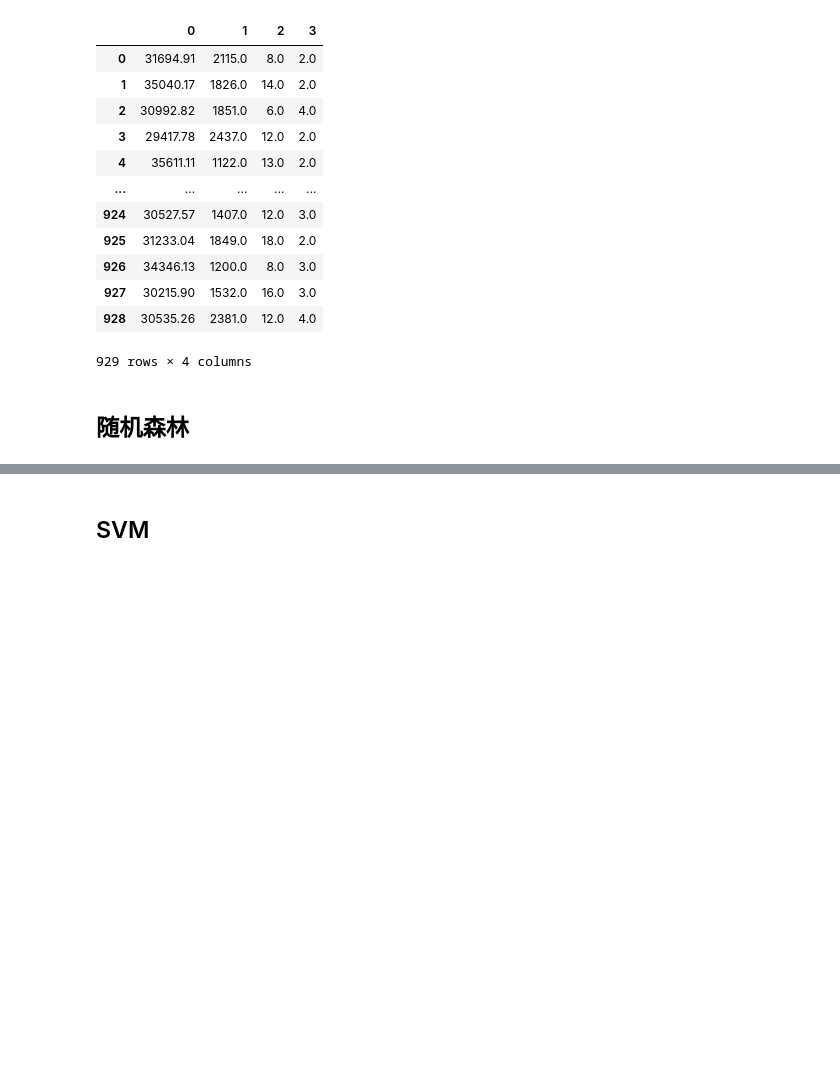
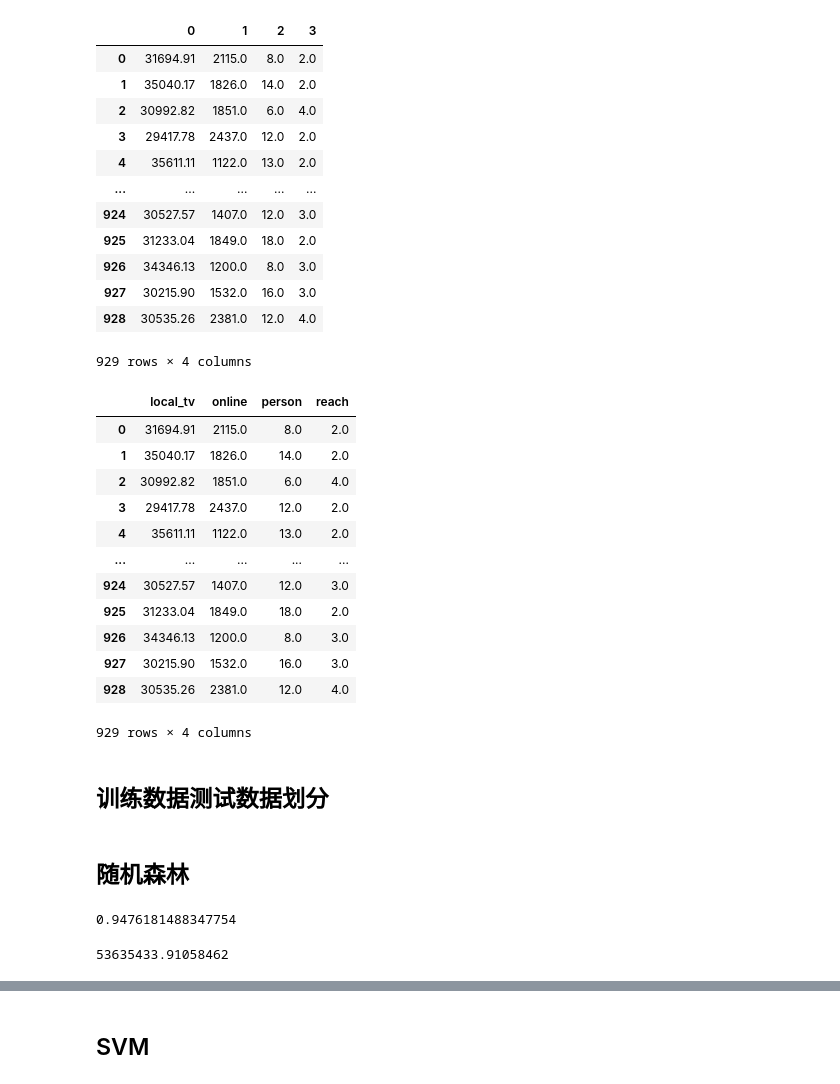
Before and after one commit to Amethyst1016/intern, a Jupyter notebook: Week5/Task17 - 广告数据处理+建模预测/广告数据处理+建模预测.ipynb, the cells around one changed output, grey strips where cells are left out. Drawn from its saved outputs; the diff is of its cells as text; code cells hidden in the pictures; blank space fills up the shorter version.

```diff
--- a/Week5/Task17 - 广告数据处理+建模预测/广告数据处理+建模预测.ipynb
+++ b/Week5/Task17 - 广告数据处理+建模预测/广告数据处理+建模预测.ipynb
@@ -105,3 +108,20 @@ X_new
 929 rows × 4 columns
 # %%
 X_new.columns = ['local_tv','online','person','reach']
+X_new
+# %% [output]
+|  | local_tv | online | person | reach |
+| 0 | 31694.91 | 2115.0 | 8.0 | 2.0 |
+| 1 | 35040.17 | 1826.0 | 14.0 | 2.0 |
+| 2 | 30992.82 | 1851.0 | 6.0 | 4.0 |
+| 3 | 29417.78 | 2437.0 | 12.0 | 2.0 |
+| 4 | 35611.11 | 1122.0 | 13.0 | 2.0 |
+| ... | ... | ... | ... | ... |
+| 924 | 30527.57 | 1407.0 | 12.0 | 3.0 |
+| 925 | 31233.04 | 1849.0 | 18.0 | 2.0 |
+| 926 | 34346.13 | 1200.0 | 8.0 | 3.0 |
+| 927 | 30215.90 | 1532.0 | 16.0 | 3.0 |
+| 928 | 30535.26 | 2381.0 | 12.0 | 4.0 |
+929 rows × 4 columns
+# %% [markdown]
+## 训练数据测试数据划分
@@ -108,2 +131,17 @@ X_new.columns = ['local_tv','online','person','reach']
 # %% [markdown]
 ## 随机森林
+# %%
+from sklearn.ensemble import RandomForestRegressor
+from sklearn.metrics import mean_squared_error as mse
+
+rf = RandomForestRegressor(random_state=42)
+rf.fit(X_train, y_train)
+score_rf = rf.score(X_train, y_train)
+score_rf
+# %% [output]
+0.9476181488347754
+# %%
+MSE_rf = mse(y_test, rf.predict(X_test))
+MSE_rf
+# %% [output]
+53635433.91058462
```
Also changed, not shown: parts of 17 cells of this notebook, 1 other file.
